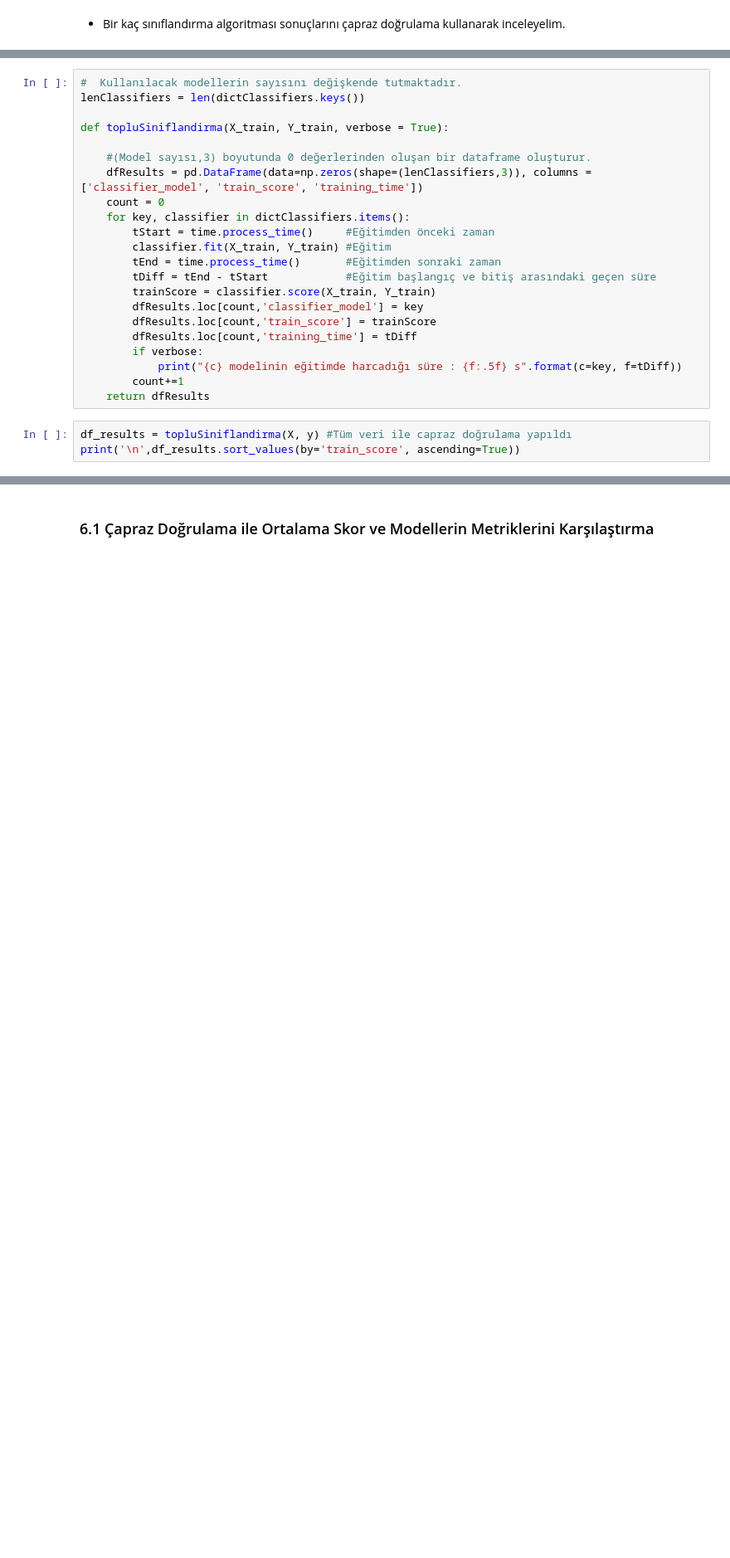
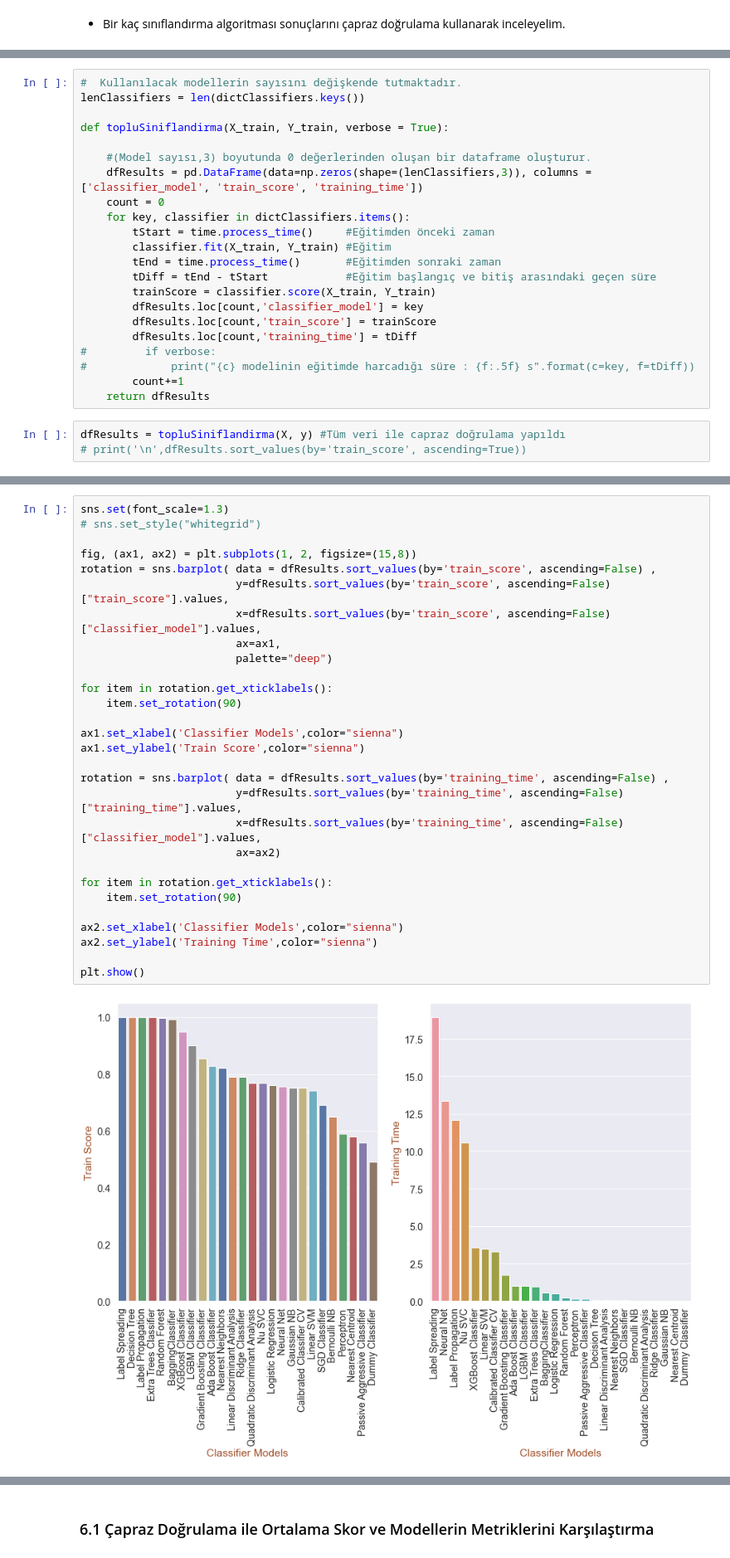
Before and after one commit to MuhammetYorulmaz/MachineLearningProjects, a Jupyter notebook: BankMarketingCampaignProject/BankMarketingCampaign.ipynb, the cells around one changed output, grey strips where cells are left out. Shown at 83% size. Cells and saved outputs as stored; diff of their text form; blank space fills up the shorter version.

Commit message:
Add new models

```diff
--- a/BankMarketingCampaignProject/BankMarketingCampaign.ipynb
+++ b/BankMarketingCampaignProject/BankMarketingCampaign.ipynb
@@ -865,10 +890,10 @@ def topluSiniflandirma(X_train, Y_train, verbose = True):
         dfResults.loc[count,'classifier_model'] = key
         dfResults.loc[count,'train_score'] = trainScore
         dfResults.loc[count,'training_time'] = tDiff
-        if verbose:
-            print("{c} modelinin eğitimde harcadığı süre : {f:.5f} s".format(c=key, f=tDiff))
+#         if verbose:
+#             print("{c} modelinin eğitimde harcadığı süre : {f:.5f} s".format(c=key, f=tDiff))
         count+=1
     return dfResults
 # %%
-df_results = topluSiniflandirma(X, y) #Tüm veri ile capraz doğrulama yapıldı
-print('\n',df_results.sort_values(by='train_score', ascending=True))
+dfResults = topluSiniflandirma(X, y) #Tüm veri ile capraz doğrulama yapıldı
+# print('\n',dfResults.sort_values(by='train_score', ascending=True))
@@ -896,3 +900,34 @@ XGBoost Classifier modelinin eğitimde harcadığı süre : 4.07812 s
+# %%
+sns.set(font_scale=1.3)
+# sns.set_style("whitegrid")
+
+fig, (ax1, ax2) = plt.subplots(1, 2, figsize=(15,8))
+rotation = sns.barplot( data = dfResults.sort_values(by='train_score', ascending=False) ,
+                        y=dfResults.sort_values(by='train_score', ascending=False)["train_score"].values,
+                        x=dfResults.sort_values(by='train_score', ascending=False)["classifier_model"].values,
+                        ax=ax1,
+                        palette="deep")
+
+for item in rotation.get_xticklabels():
+    item.set_rotation(90)
+
+ax1.set_xlabel('Classifier Models',color="sienna")
+ax1.set_ylabel('Train Score',color="sienna")
+
+rotation = sns.barplot( data = dfResults.sort_values(by='training_time', ascending=False) ,
+                        y=dfResults.sort_values(by='training_time', ascending=False)["training_time"].values,
+                        x=dfResults.sort_values(by='training_time', ascending=False)["classifier_model"].values,
+                        ax=ax2)
+
+for item in rotation.get_xticklabels():
+    item.set_rotation(90)
+
+ax2.set_xlabel('Classifier Models',color="sienna")
+ax2.set_ylabel('Training Time',color="sienna")
+
+plt.show()
+# %% [output]
+[figure, added]
 # %% [markdown]
 ##### <font color = 'blue'> **Overfitting'in Kısa Açıklaması?**
 
```
Also changed, not shown: parts of 13 cells of this notebook.
